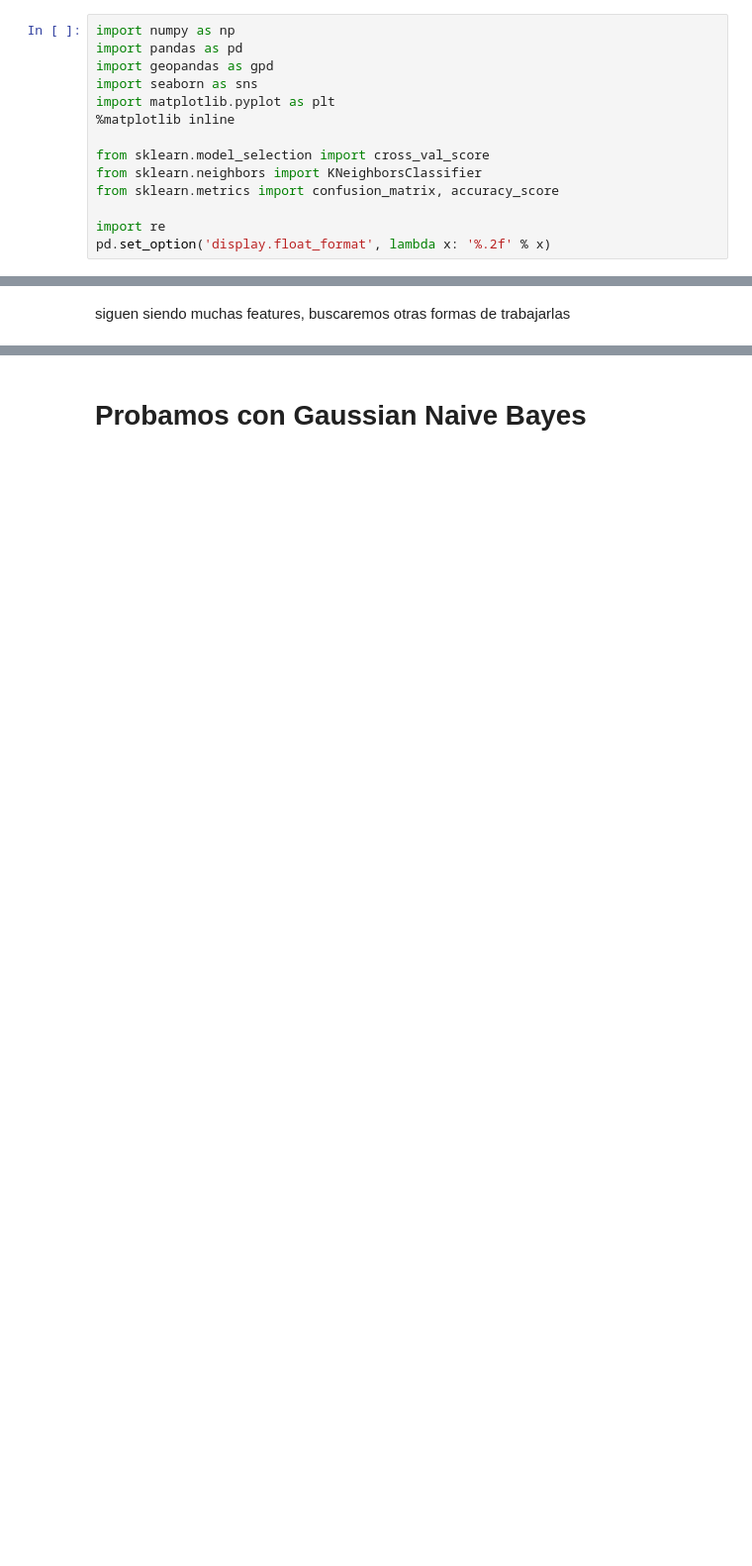
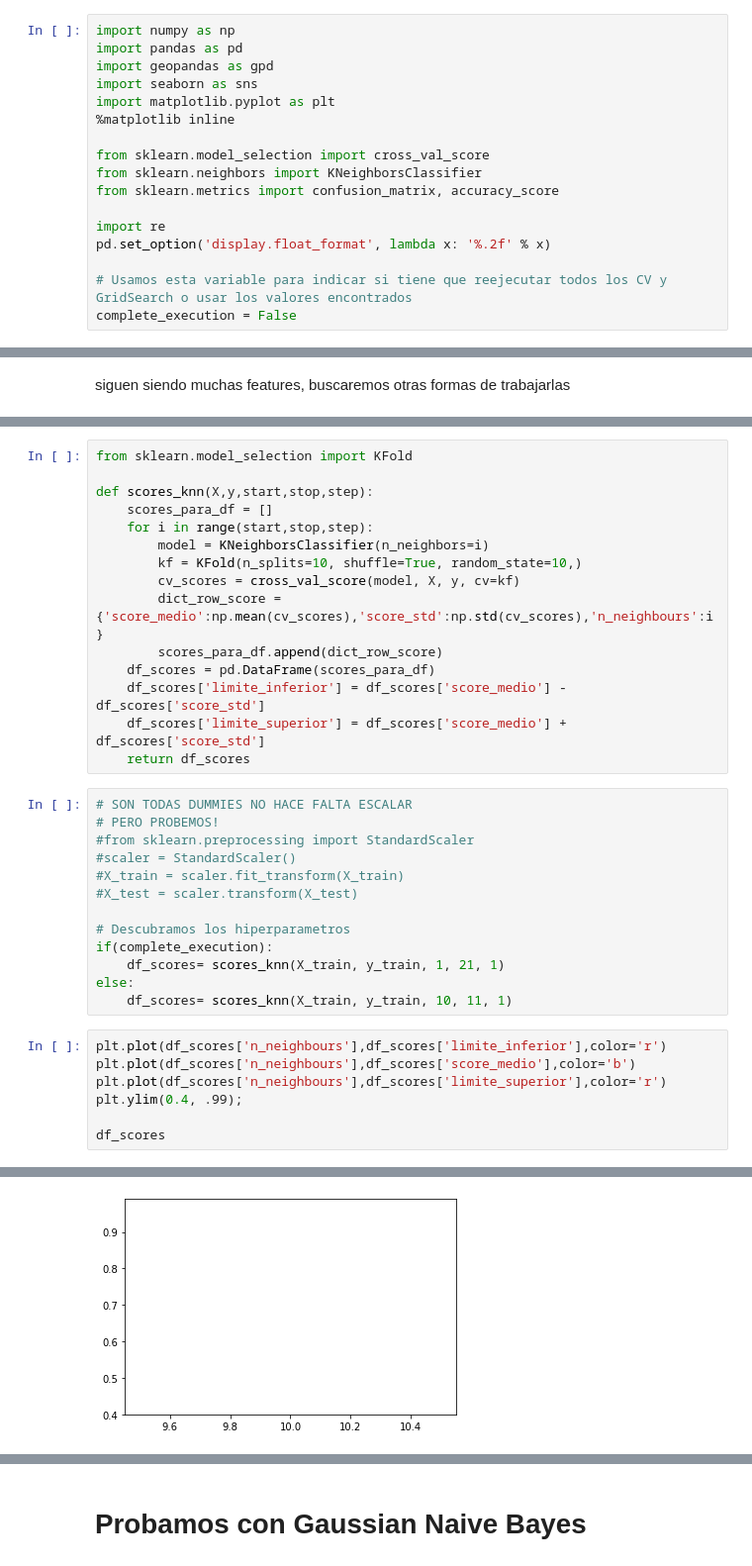
Before and after one commit to francodegio/DigitalHouse, a Jupyter notebook: desafio3/Desafio 3 - Draft Santi.ipynb, the cells around one changed output, grey strips where cells are left out. Shown at 99% size. Drawn from its saved outputs; the diff is of its cells as text; blank space fills up the shorter version.

```diff
--- a/desafio3/Desafio 3 - Draft Santi.ipynb
+++ b/desafio3/Desafio 3 - Draft Santi.ipynb
@@ -16,6 +16,9 @@ from sklearn.metrics import confusion_matrix, accuracy_score
 
 import re
 pd.set_option('display.float_format', lambda x: '%.2f' % x)
+
+# Usamos esta variable para indicar si tiene que reejecutar todos los CV y GridSearch o usar los valores encontrados
+complete_execution = False
 # %% [markdown]
 ## DESCRIPCIÓN DE VARIABLES
 A continuación se detallan las variables incluidas en la base con una breve descripción de las mismas.
@@ -292,0 +509,36 @@ siguen siendo muchas features, buscaremos otras formas de trabajarlas
+# %%
+from sklearn.model_selection import KFold
+
+def scores_knn(X,y,start,stop,step):
+    scores_para_df = []
+    for i in range(start,stop,step):
+        model = KNeighborsClassifier(n_neighbors=i)
+        kf = KFold(n_splits=10, shuffle=True, random_state=10,)
+        cv_scores = cross_val_score(model, X, y, cv=kf)
+        dict_row_score = {'score_medio':np.mean(cv_scores),'score_std':np.std(cv_scores),'n_neighbours':i}
+        scores_para_df.append(dict_row_score)
+    df_scores = pd.DataFrame(scores_para_df)
+    df_scores['limite_inferior'] = df_scores['score_medio'] - df_scores['score_std']
+    df_scores['limite_superior'] = df_scores['score_medio'] + df_scores['score_std']
+    return df_scores
+# %%
+# SON TODAS DUMMIES NO HACE FALTA ESCALAR
+# PERO PROBEMOS!
+#from sklearn.preprocessing import StandardScaler
+#scaler = StandardScaler()
+#X_train = scaler.fit_transform(X_train)
+#X_test = scaler.transform(X_test)
+
+# Descubramos los hiperparametros
+if(complete_execution):
+    df_scores= scores_knn(X_train, y_train, 1, 21, 1)
+else:
+    df_scores= scores_knn(X_train, y_train, 10, 11, 1)
+# %%
+plt.plot(df_scores['n_neighbours'],df_scores['limite_inferior'],color='r')
+plt.plot(df_scores['n_neighbours'],df_scores['score_medio'],color='b')
+plt.plot(df_scores['n_neighbours'],df_scores['limite_superior'],color='r')
+plt.ylim(0.4, .99);
+
+df_scores
+# %% [output]
@@ -293 +547,2 @@ siguen siendo muchas features, buscaremos otras formas de trabajarlas
+[figure, added]
 # %% [markdown]
```
Also changed, not shown: parts of 54 cells of this notebook.
